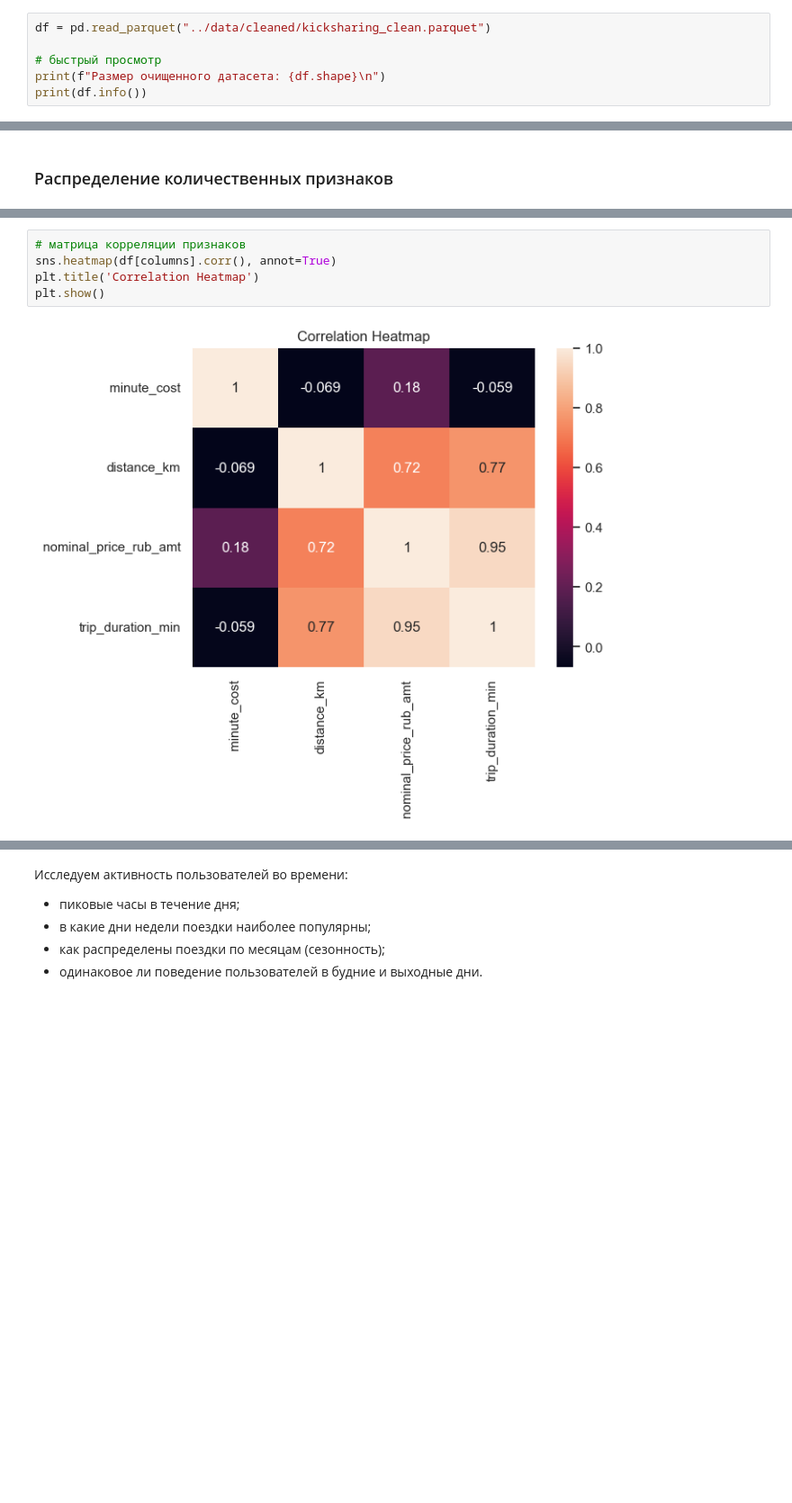
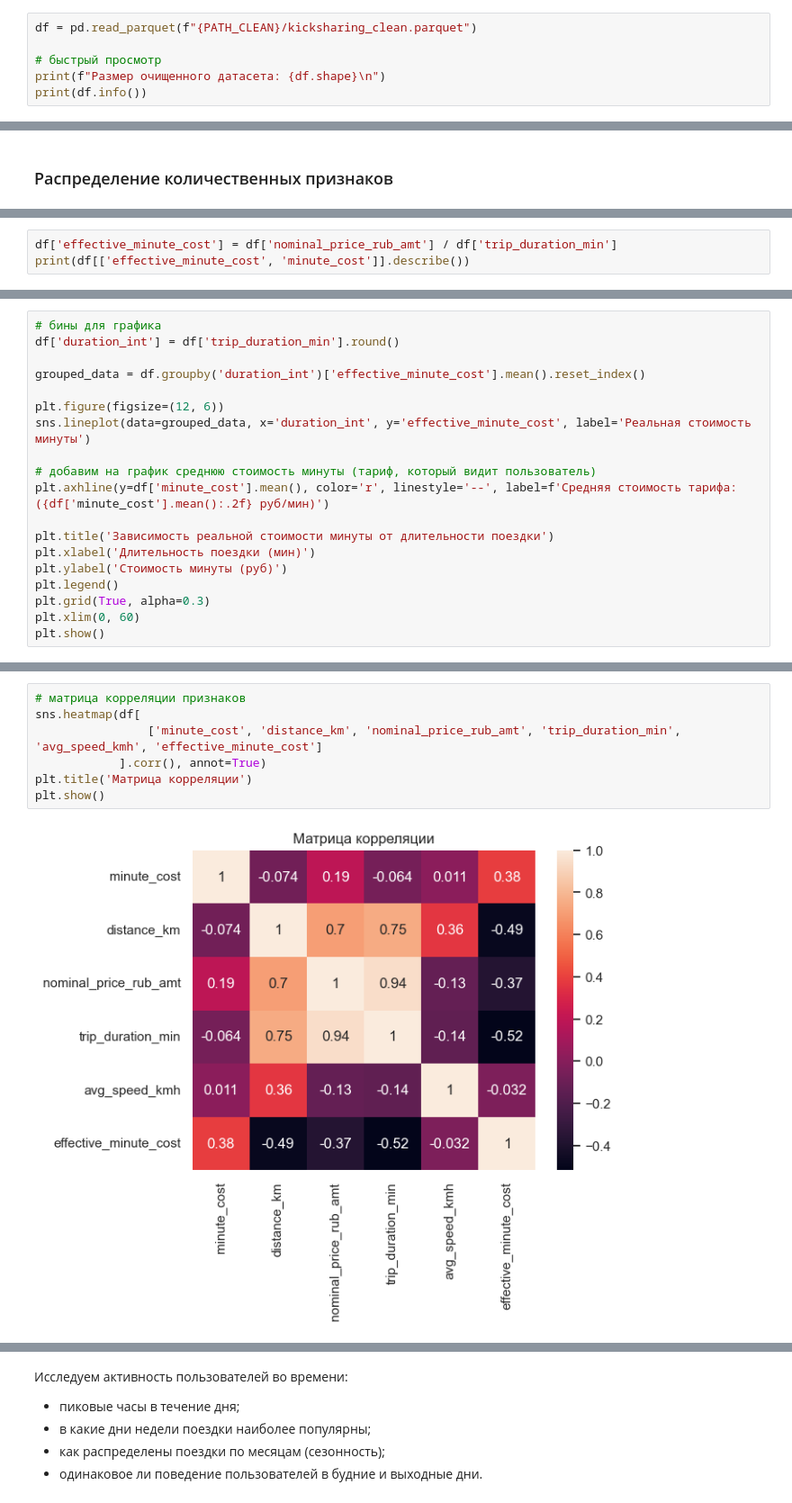
Before and after one commit to george-gh5/kicksharing-analysis, a Jupyter notebook: notebooks/2_exploratory_analysis.ipynb, the cells around one changed output, grey strips where cells are left out. Shown at 90% size. Drawn from its saved outputs; the diff is of its cells as text; blank space fills up the shorter version.

Commit message:
refactor data cleaning and complete EDA with business insights

```diff
--- a/notebooks/2_exploratory_analysis.ipynb
+++ b/notebooks/2_exploratory_analysis.ipynb
@@ -25,7 +28,7 @@ pd.set_option('display.max_columns', 100)
 pd.set_option('display.max_rows', 100)
 pd.set_option('display.precision', 3)
 # %%
-df = pd.read_parquet("../data/cleaned/kicksharing_clean.parquet")
+df = pd.read_parquet(f"{PATH_CLEAN}/kicksharing_clean.parquet")
 
 # быстрый просмотр
 print(f"Размер очищенного датасета: {df.shape}\n")
@@ -200,0 +178,3 @@ median_trip_duration: 8.140203475952148
+# %%
+df['effective_minute_cost'] = df['nominal_price_rub_amt'] / df['trip_duration_min']
+print(df[['effective_minute_cost', 'minute_cost']].describe())
@@ -200,0 +197,19 @@ median_trip_duration: 8.140203475952148
+# %%
+# бины для графика
+df['duration_int'] = df['trip_duration_min'].round()
+
+grouped_data = df.groupby('duration_int')['effective_minute_cost'].mean().reset_index()
+
+plt.figure(figsize=(12, 6))
+sns.lineplot(data=grouped_data, x='duration_int', y='effective_minute_cost', label='Реальная стоимость минуты')
+
+# добавим на график среднюю стоимость минуты (тариф, который видит пользователь)
+plt.axhline(y=df['minute_cost'].mean(), color='r', linestyle='--', label=f'Средняя стоимость тарифа: ({df['minute_cost'].mean():.2f} руб/мин)')
+
+plt.title('Зависимость реальной стоимости минуты от длительности поездки')
+plt.xlabel('Длительность поездки (мин)')
+plt.ylabel('Стоимость минуты (руб)')
+plt.legend()
+plt.grid(True, alpha=0.3)
+plt.xlim(0, 60)
+plt.show()
@@ -201,7 +229,9 @@ median_trip_duration: 8.140203475952148
 # %%
 # матрица корреляции признаков
-sns.heatmap(df[columns].corr(), annot=True)
-plt.title('Correlation Heatmap')
+sns.heatmap(df[
+                ['minute_cost', 'distance_km', 'nominal_price_rub_amt', 'trip_duration_min', 'avg_speed_kmh', 'effective_minute_cost']
+            ].corr(), annot=True)
+plt.title('Матрица корреляции')
 plt.show()
 # %% [output]
-[figure, old version]
+[figure, new version]
```
Also changed, not shown: parts of 100 cells of this notebook, 2 other files.
